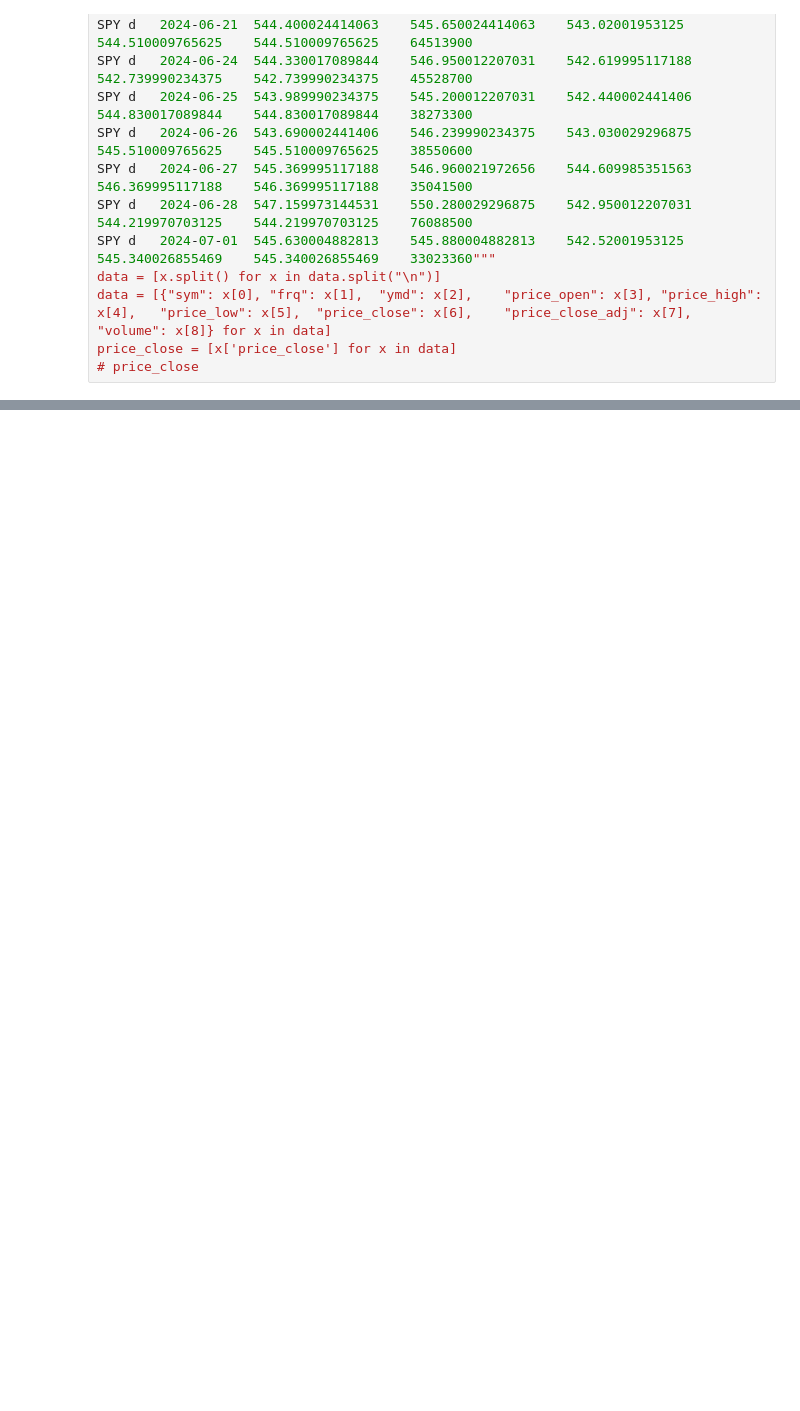
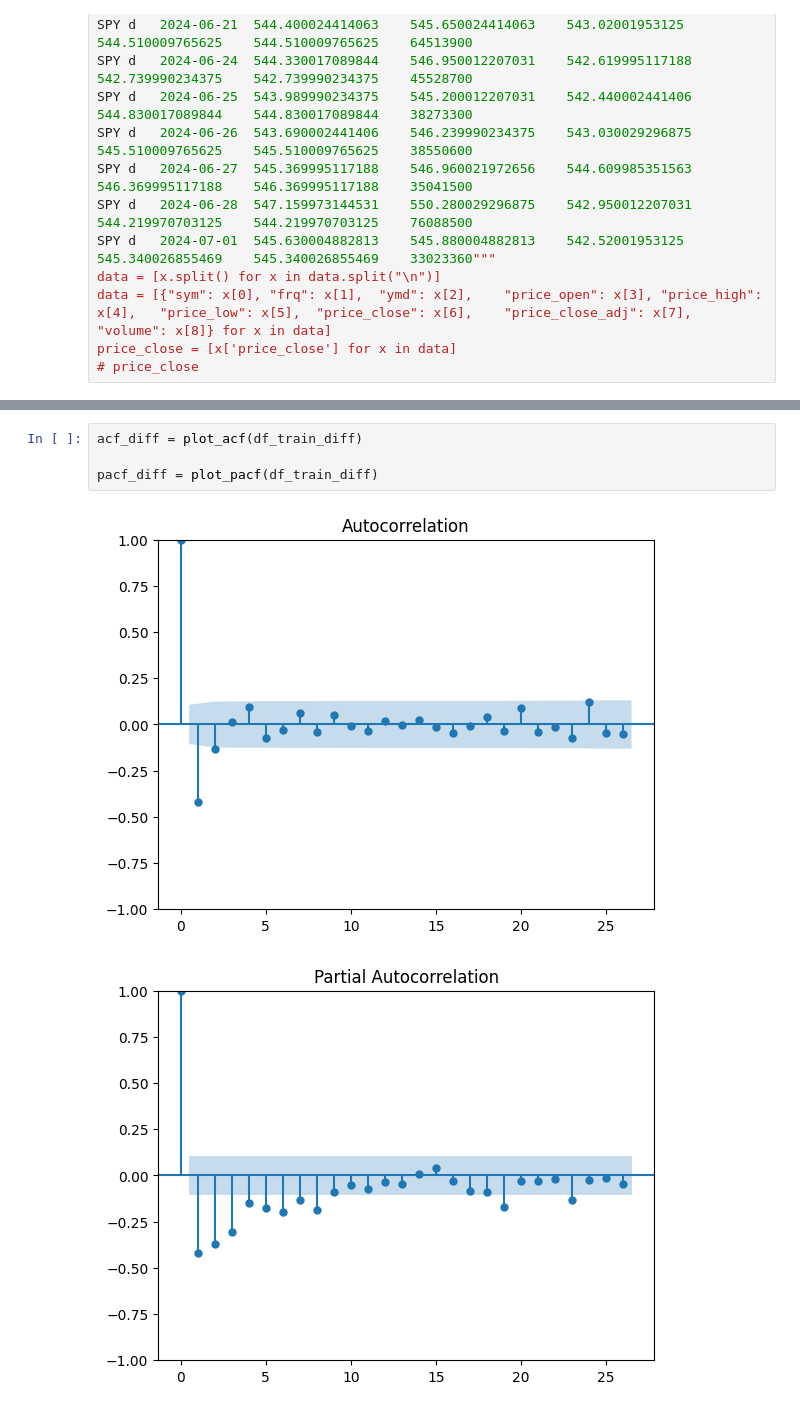
Before and after one commit to Sergey-Kiselev-dev/ML_sem_pub, a Jupyter notebook: ML_job_ARIMA_01.ipynb, the cells around one changed output, grey strips where cells are left out. Drawn from its saved outputs; the diff is of its cells as text; blank space fills up the shorter version.

```diff
--- a/ML_job_ARIMA_01.ipynb
+++ b/ML_job_ARIMA_01.ipynb
@@ -459,0 +491,7 @@ plt.show()
+# %%
+acf_diff = plot_acf(df_train_diff)
+
+pacf_diff = plot_pacf(df_train_diff)
+# %% [output]
+[figure, added]
+[figure, added]
```
Also changed, not shown: parts of 16 cells of this notebook.
